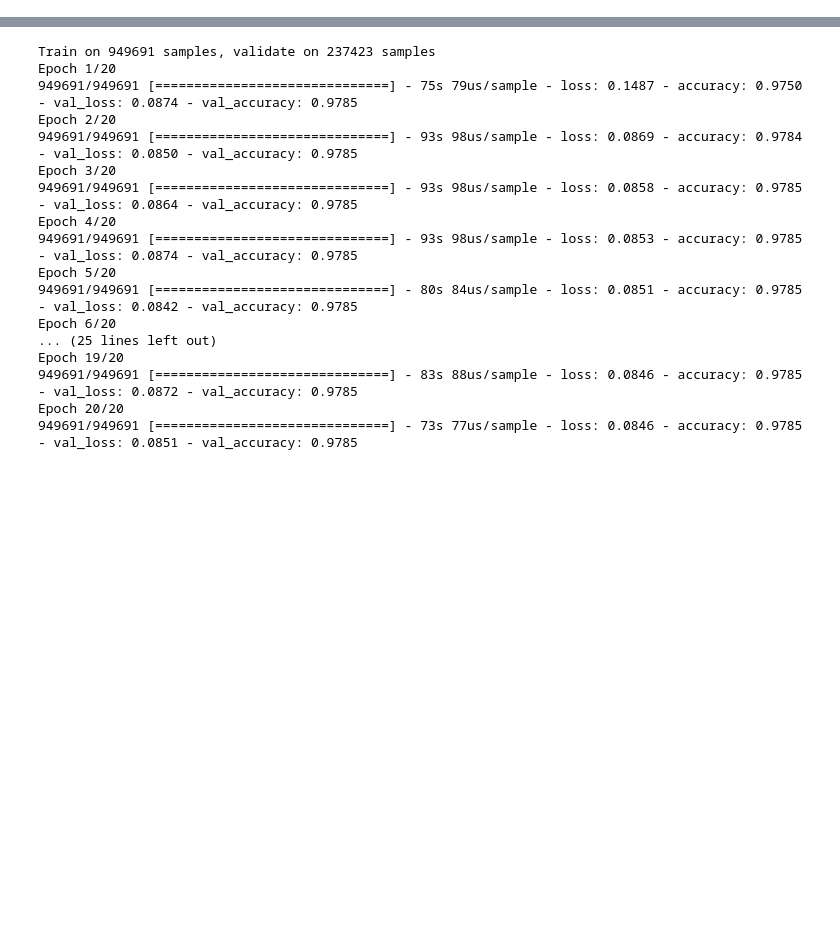
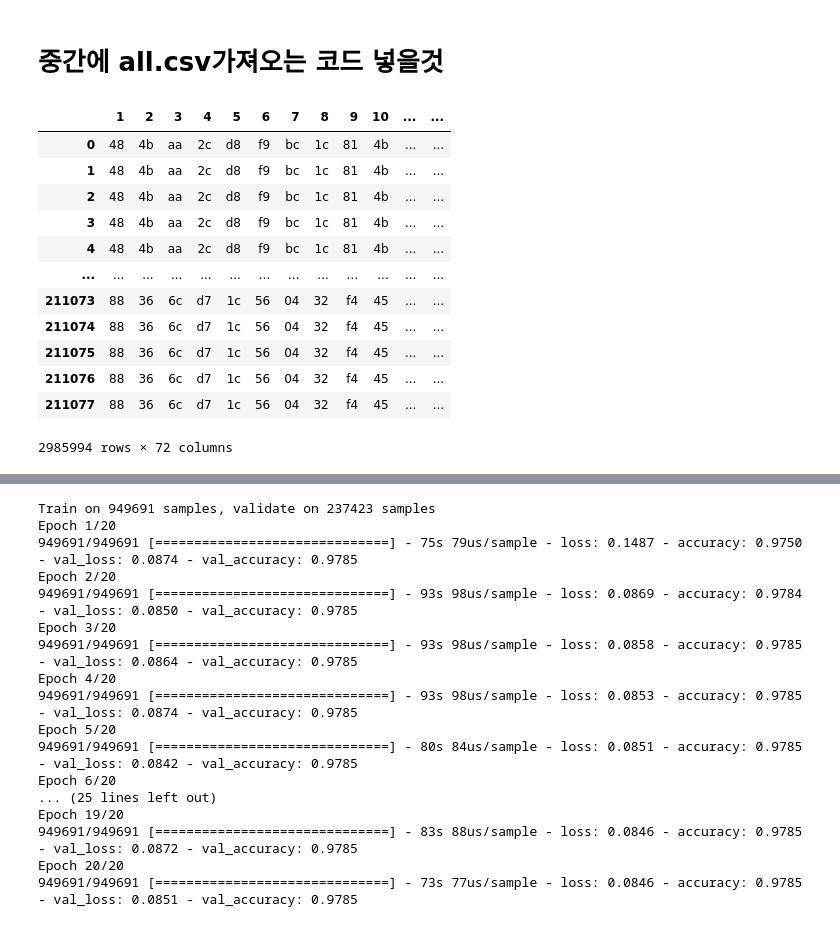
Before and after one commit to hykhhijk/Packet-classifier, a Jupyter notebook: Untitled.ipynb, the cells around one changed output, grey strips where cells are left out. Cells and saved outputs as stored; diff of their text form; code cells hidden in the pictures; blank space fills up the shorter version.

```diff
--- a/Untitled.ipynb
+++ b/Untitled.ipynb
@@ -66,0 +148,11 @@ len(label[label==0]), len(label[label==1])
+# %%
+label_dict={}
+for i in dict_names:
+    label = np.zeros(len(X_dict[i]))
+    label[y_dict[i]-1] = 1
+    ###위에 -1 붙여야됨
+    label_dict[i] = label
+# %%
+X=pd.DataFrame([])
+for i in dict_names:
+    X = X.append(X_dict[i])
@@ -66,0 +182,27 @@ len(label[label==0]), len(label[label==1])
+# %% [markdown]
+# 중간에 all.csv가져오는 코드 넣을것
+# %%
+df = pd.read_csv("./datasets/iot-network-intrusion-dataset_190919/all.csv")
+# %%
+X["Source"]=X["37"]+X["38"]
+X["Destination"]=X["37"]+X["38"]
+X["No."] = df["No."]
+X["Time"] = df["Time"]
+X["Protocol"] = df["Protocol"]
+X["Length"] = df["Length"]
+# %%
+X
+# %% [output]
+|  | 1 | 2 | 3 | 4 | 5 | 6 | 7 | 8 | 9 | 10 | ... | ... |
+| 0 | 48 | 4b | aa | 2c | d8 | f9 | bc | 1c | 81 | 4b | ... | ... |
+| 1 | 48 | 4b | aa | 2c | d8 | f9 | bc | 1c | 81 | 4b | ... | ... |
+| 2 | 48 | 4b | aa | 2c | d8 | f9 | bc | 1c | 81 | 4b | ... | ... |
+| 3 | 48 | 4b | aa | 2c | d8 | f9 | bc | 1c | 81 | 4b | ... | ... |
+| 4 | 48 | 4b | aa | 2c | d8 | f9 | bc | 1c | 81 | 4b | ... | ... |
+| ... | ... | ... | ... | ... | ... | ... | ... | ... | ... | ... | ... | ... |
+| 211073 | 88 | 36 | 6c | d7 | 1c | 56 | 04 | 32 | f4 | 45 | ... | ... |
+| 211074 | 88 | 36 | 6c | d7 | 1c | 56 | 04 | 32 | f4 | 45 | ... | ... |
+| 211075 | 88 | 36 | 6c | d7 | 1c | 56 | 04 | 32 | f4 | 45 | ... | ... |
+| 211076 | 88 | 36 | 6c | d7 | 1c | 56 | 04 | 32 | f4 | 45 | ... | ... |
+| 211077 | 88 | 36 | 6c | d7 | 1c | 56 | 04 | 32 | f4 | 45 | ... | ... |
+2985994 rows × 72 columns
```
Also changed, not shown: parts of 31 cells of this notebook, 3 other files.
